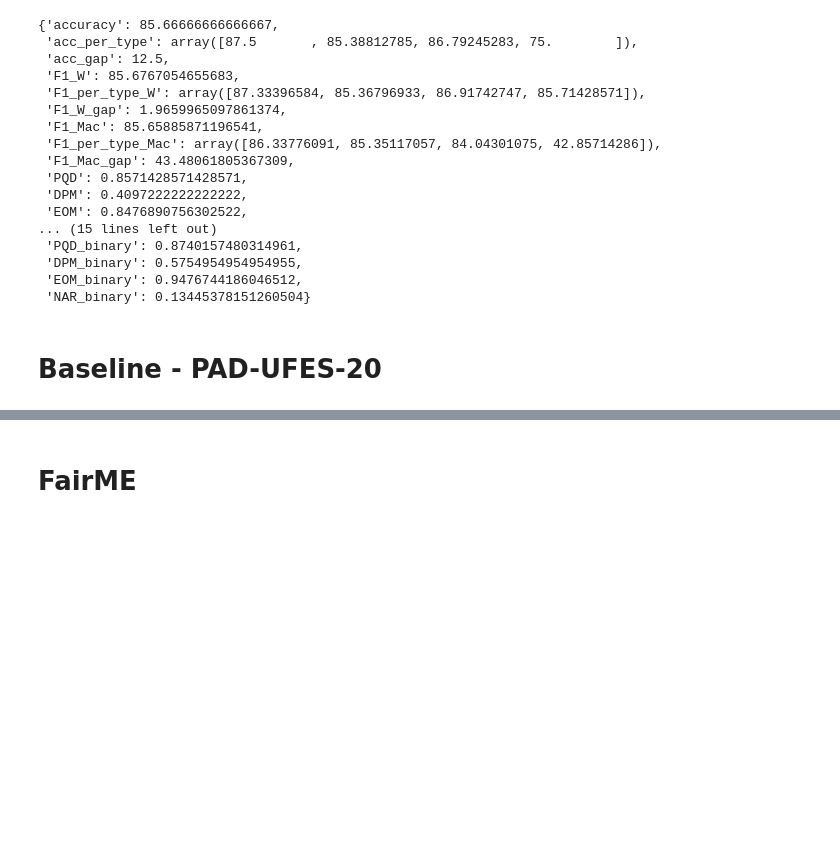
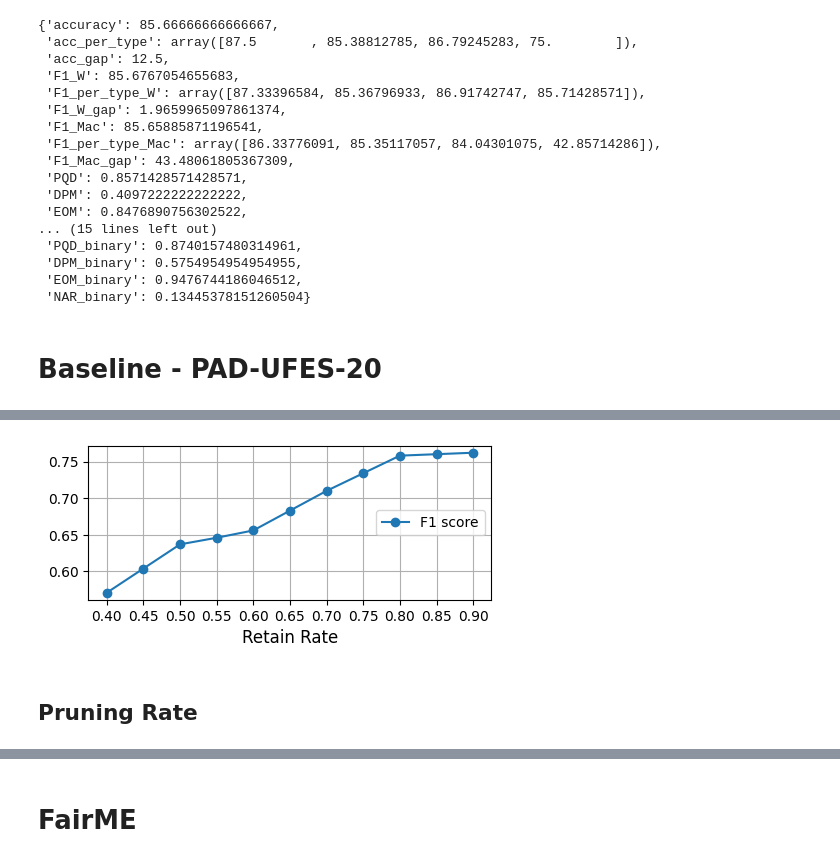
Before and after one commit to AliGhadirii/XTranPrune, a Jupyter notebook: Notebooks/multi_evaluate.ipynb, the cells around one changed output, grey strips where cells are left out. Saved outputs shown, nothing was run; the diff lists cells and outputs as text; code cells hidden in the pictures; blank space fills up the shorter version.

```diff
--- a/Notebooks/multi_evaluate.ipynb
+++ b/Notebooks/multi_evaluate.ipynb
@@ -458,0 +487,25 @@ cal_metrics(df=df)
+# %%
+data = {
+    'Retain Rate': [0.4, 0.45, 0.5, 0.55, 0.6, 0.65, 0.7, 0.75, 0.8, 0.85,0.9],
+    'F1 score': [0.571, 0.604, 0.637, 0.646, 0.656, 0.683, 0.710, 0.734, 0.758, .760, 0.762]
+}
+# [57.1, 63.7, 65.6, 71.0, 75.0, 76.2]
+# [0.571, 0.637, 0.656, 0.710, 0.750, 0.762]
+df = pd.DataFrame(data)
+plt.figure(figsize=(5.2, 2))
+
+plt.plot(df['Retain Rate'], df["F1 score"], marker='o',label=metric)
+
+
+
+plt.xlabel("Retain Rate", fontsize=12)
+# plt.ylabel("Metric Values", fontsize=14)
+# plt.legend(loc="upper left", bbox_to_anchor=(1, 1), fontsize=12)
+plt.legend(loc="center right", fontsize=10)
+plt.xticks(df['Retain Rate'], fontsize=10)  # Set discrete values on the x-axis
+plt.yticks(fontsize=10)
+plt.grid(True)
+# %% [output]
+[figure, added]
+# %% [markdown]
+## Pruning Rate
```
Also changed, not shown: parts of 23 cells of this notebook, 5 other files.
